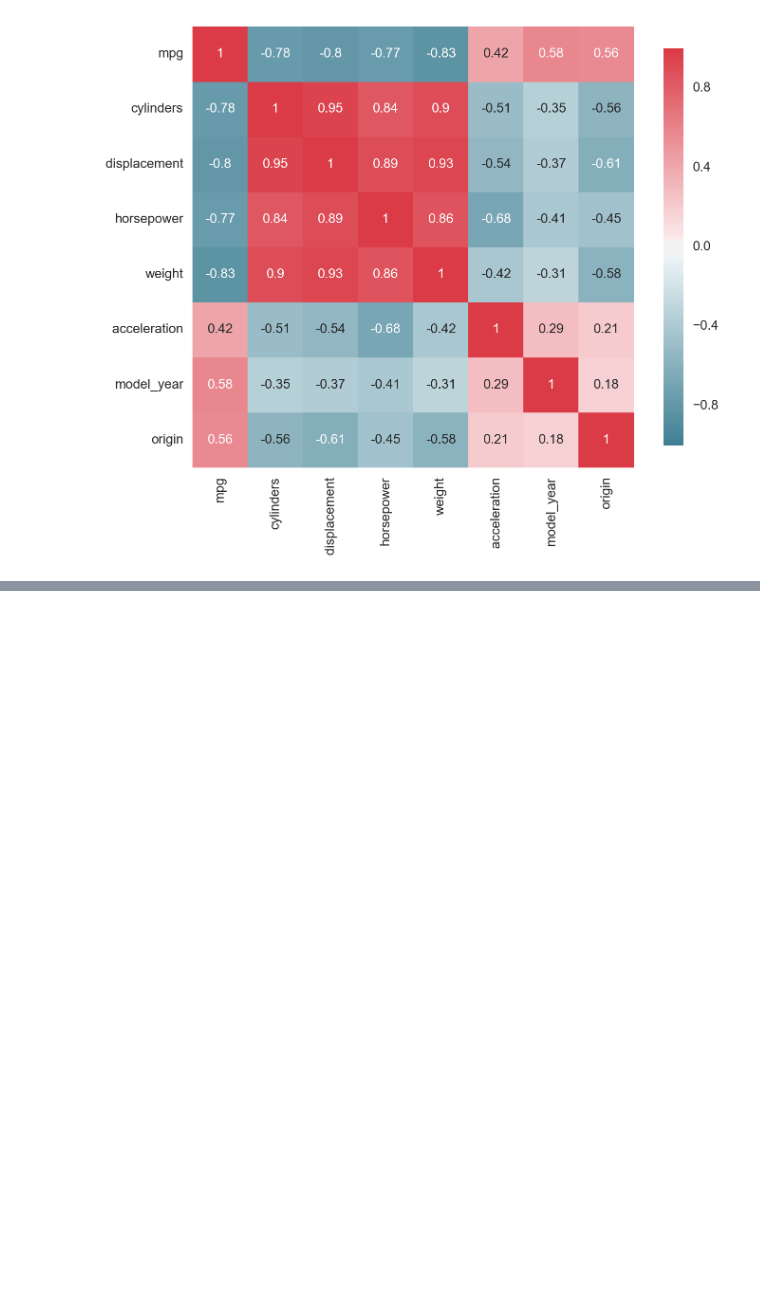
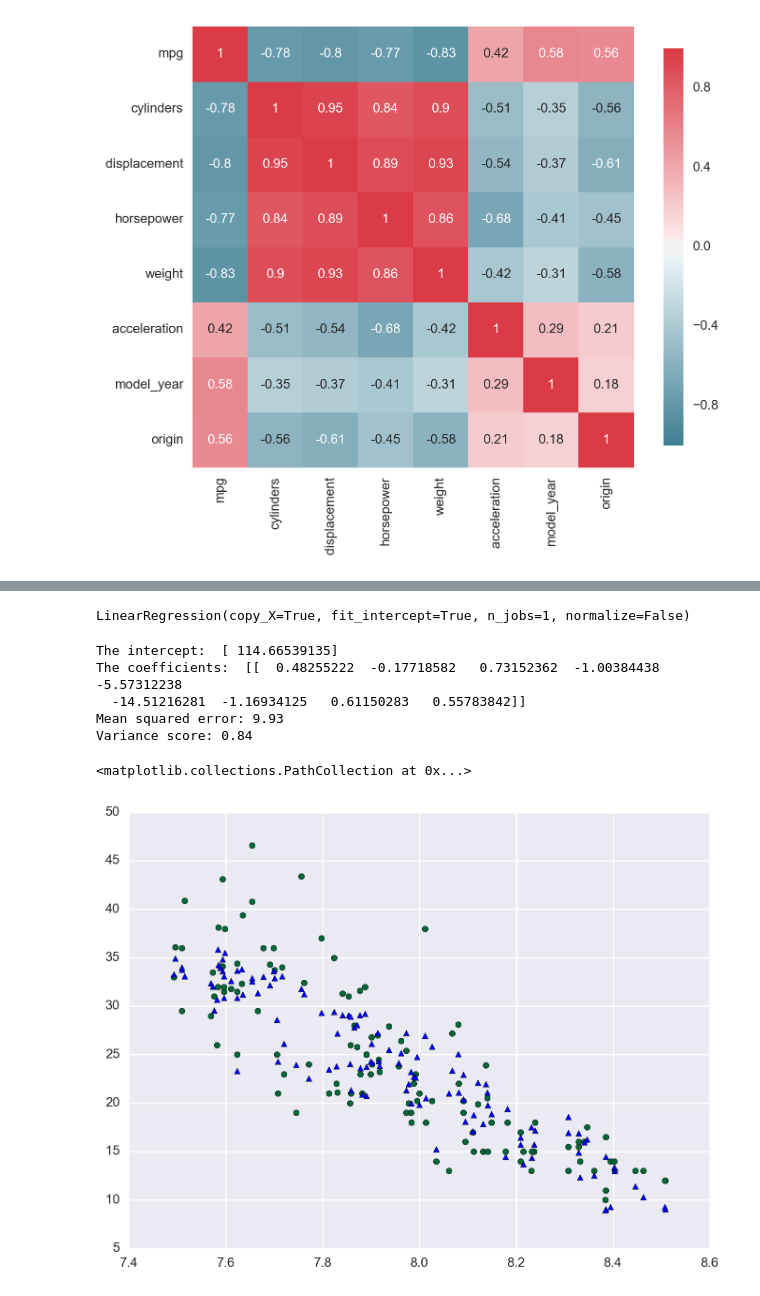
Before and after one commit to dangspin/Kaggle, a Jupyter notebook: Auto-mpg/Auto-mpg.ipynb, the cells around one changed output, grey strips where cells are left out. Cells and saved outputs as stored; diff of their text form; code cells hidden in the pictures; blank space fills up the shorter version.

```diff
--- a/Auto-mpg/Auto-mpg.ipynb
+++ b/Auto-mpg/Auto-mpg.ipynb
@@ -214,0 +298,4 @@ origin.corr()
+# %%
+xdf=pd.concat([X,origin],axis=1)
+X=xdf.drop('origin',axis=1)
+X.head()
@@ -214,0 +309,6 @@ origin.corr()
+# %%
+# Split the data into a training and test set.
+trainx, testx, trainy, testy = train_test_split(X, Y,train_size =0.7 )
+# %%
+trainx['log_horsepower'][trainx.log_horsepower.isnull()]=trainx.log_horsepower.mean()
+testx['log_horsepower'][testx.log_horsepower.isnull()]=testx.log_horsepower.mean()
@@ -214,0 +324,29 @@ origin.corr()
+# %%
+model= LinearRegression()
+model.fit(trainx,trainy)
+# %% [output]
+LinearRegression(copy_X=True, fit_intercept=True, n_jobs=1, normalize=False)
+# %%
+print "The intercept: ",model.intercept_
+print "The coefficients: ",model.coef_
+# Print the accuracy from the testing data.
+
+print("Mean squared error: %.2f" % np.mean((model.predict(testx) - testy) ** 2))
+# Explained variance score: 1 is perfect prediction
+print('Variance score: %.2f' % model.score(testx, testy))
+# %% [output]
+The intercept:  [ 114.66539135]
+The coefficients:  [[  0.48255222  -0.17718582   0.73152362  -1.00384438  -5.57312238
+  -14.51216281  -1.16934125   0.61150283   0.55783842]]
+Mean squared error: 9.93
+Variance score: 0.84
+# %%
+fig, axes = plt.subplots(1, 1, figsize=(8,6))
+
+axes.scatter(testx[testx.columns.values[5]],testy,c='#006837', marker="o")
+axes.scatter(testx[testx.columns.values[5]],model.predict(testx),marker="^")
+# axes.set_xlabel(origin.columns.values[i])
+# axes.set_ylabel("MPG")
+# %% [output]
+<matplotlib.collections.PathCollection at 0x...>
+[figure, added]
```
Also changed, not shown: parts of 41 cells of this notebook.
